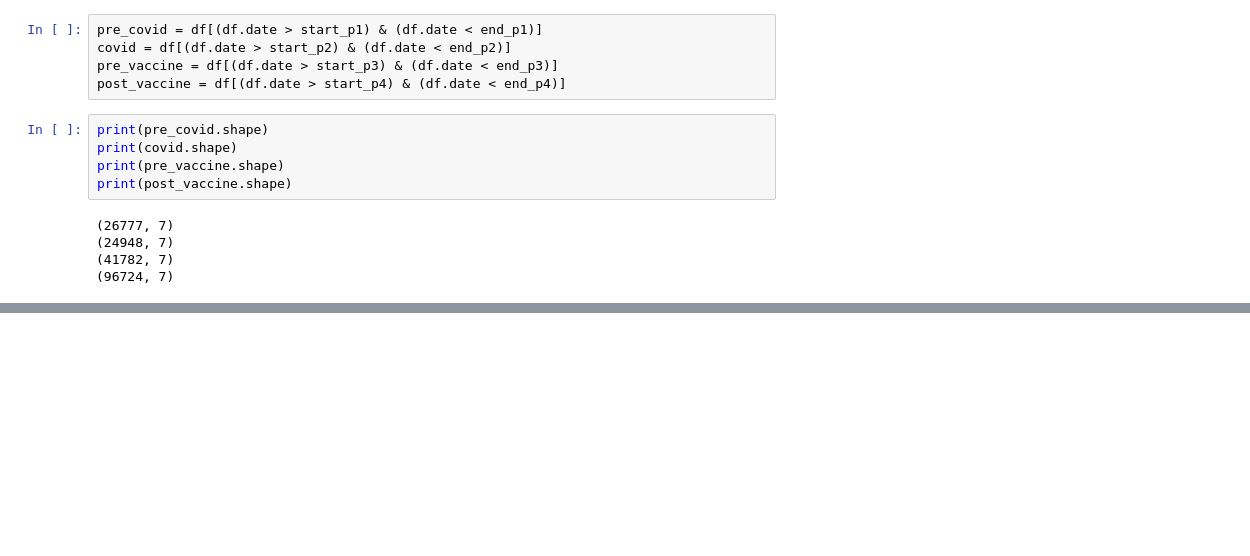
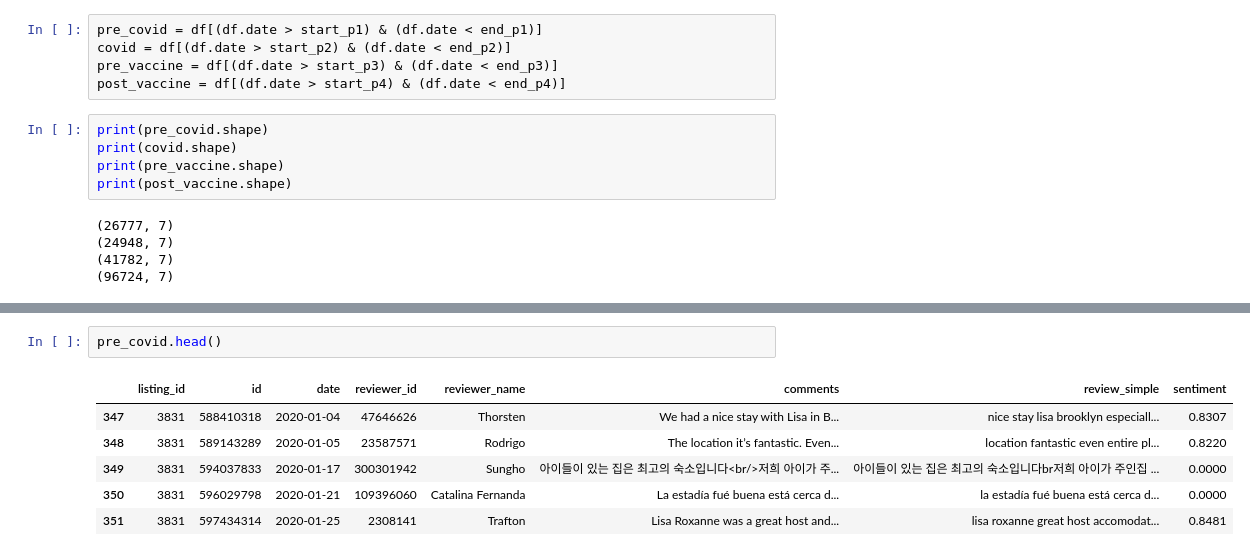
Before and after one commit to ryan-egbert/itpm_group_proj, a Jupyter notebook: split_phases.ipynb, the cells around one changed output, grey strips where cells are left out. Cells and saved outputs as stored; diff of their text form; blank space fills up the shorter version.

```diff
--- a/split_phases.ipynb
+++ b/split_phases.ipynb
@@ -157,0 +178,9 @@ df.head()
+# %%
+pre_covid.head()
+# %% [output]
+|  | listing_id | id | date | reviewer_id | reviewer_name | comments | review_simple | sentiment |
+| 347 | 3831 | 588410318 | 2020-01-04 | 47646626 | Thorsten | We had a nice stay with Lisa in B... | nice stay lisa brooklyn especiall... | 0.8307 |
+| 348 | 3831 | 589143289 | 2020-01-05 | 23587571 | Rodrigo | The location it’s fantastic. Even... | location fantastic even entire pl... | 0.8220 |
+| 349 | 3831 | 594037833 | 2020-01-17 | 300301942 | Sungho | 아이들이 있는 집은 최고의 숙소입니다<br/>저희 아이가 주... | 아이들이 있는 집은 최고의 숙소입니다br저희 아이가 주인집 ... | 0.0000 |
+| 350 | 3831 | 596029798 | 2020-01-21 | 109396060 | Catalina Fernanda | La estadía fué buena está cerca d... | la estadía fué buena está cerca d... | 0.0000 |
+| 351 | 3831 | 597434314 | 2020-01-25 | 2308141 | Trafton | Lisa Roxanne was a great host and... | lisa roxanne great host accomodat... | 0.8481 |
```
Also changed, not shown: parts of 6 cells of this notebook, 30 other files.
